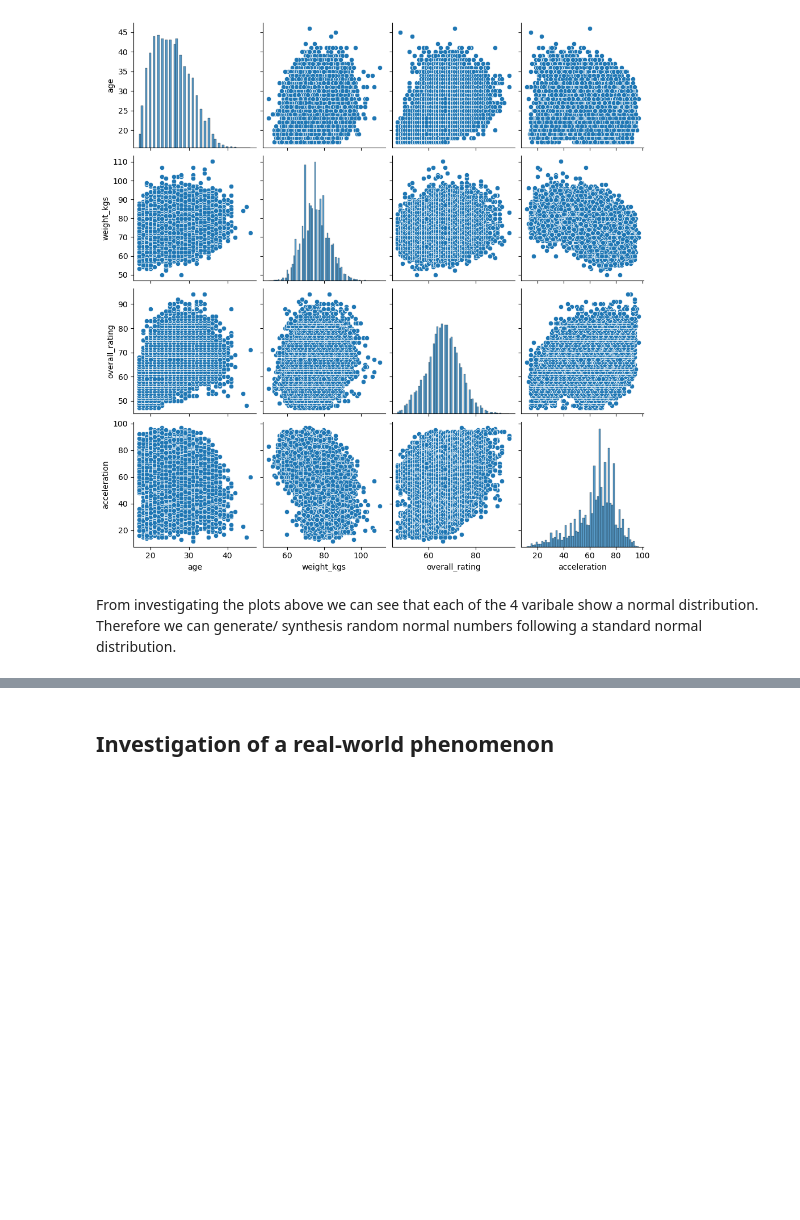
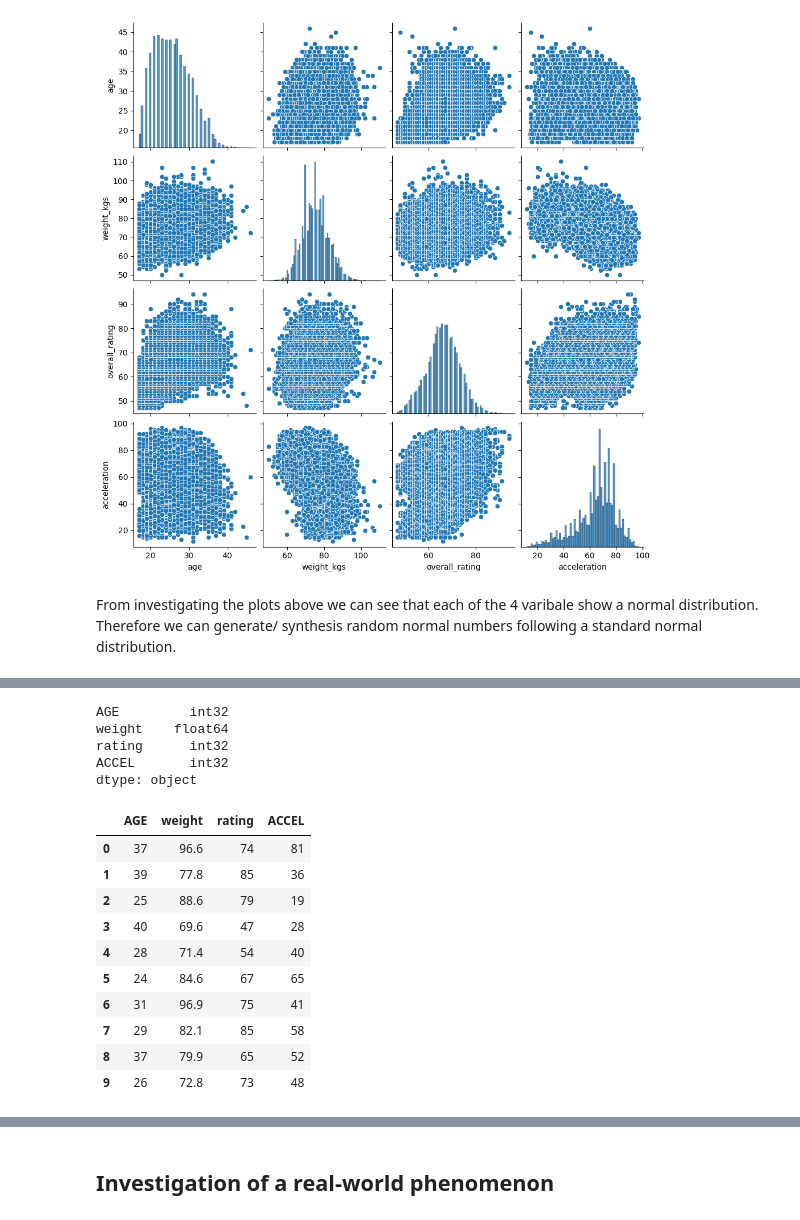
Before and after one commit to conortierney/Prog_for_DA_Assignment, a Jupyter notebook: Prog_for_DA_Assignment.ipynb, the cells around one changed output, grey strips where cells are left out. Saved outputs shown, nothing was run; the diff lists cells and outputs as text; code cells hidden in the pictures; blank space fills up the shorter version.

```diff
--- a/Prog_for_DA_Assignment.ipynb
+++ b/Prog_for_DA_Assignment.ipynb
@@ -309,0 +356,24 @@ From investigating the plots above we can see that each of the 4 varibale show a
+# %%
+#verify the types of data.
+dfnew.dtypes
+# %% [output]
+AGE         int32
+weight    float64
+rating      int32
+ACCEL       int32
+dtype: object
+# %%
+# First 10 rows
+dfnew.head(10)
+# %% [output]
+|  | AGE | weight | rating | ACCEL |
+| 0 | 37 | 96.6 | 74 | 81 |
+| 1 | 39 | 77.8 | 85 | 36 |
+| 2 | 25 | 88.6 | 79 | 19 |
+| 3 | 40 | 69.6 | 47 | 28 |
+| 4 | 28 | 71.4 | 54 | 40 |
+| 5 | 24 | 84.6 | 67 | 65 |
+| 6 | 31 | 96.9 | 75 | 41 |
+| 7 | 29 | 82.1 | 85 | 58 |
+| 8 | 37 | 79.9 | 65 | 52 |
+| 9 | 26 | 72.8 | 73 | 48 |
```
Also changed, not shown: parts of 34 cells of this notebook.
